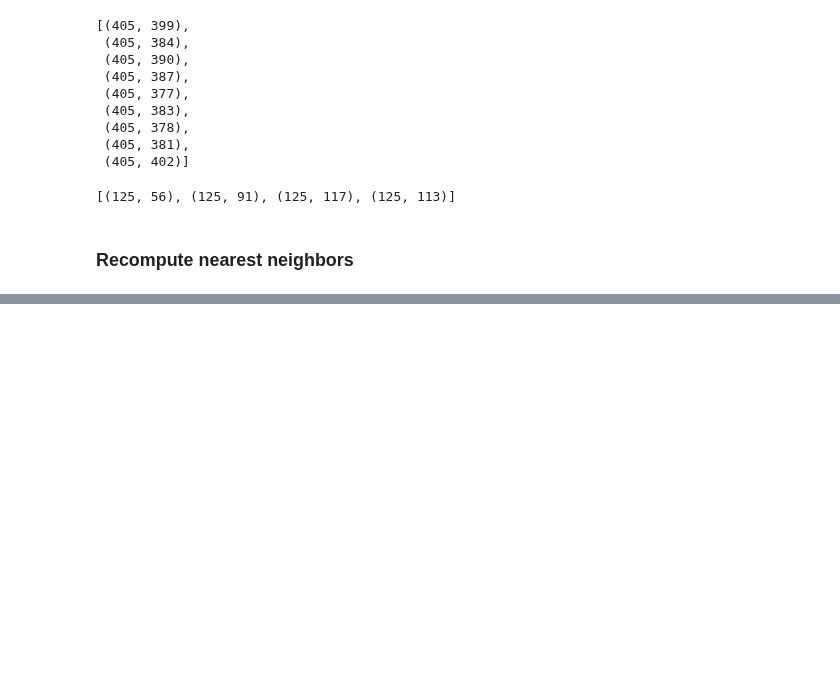
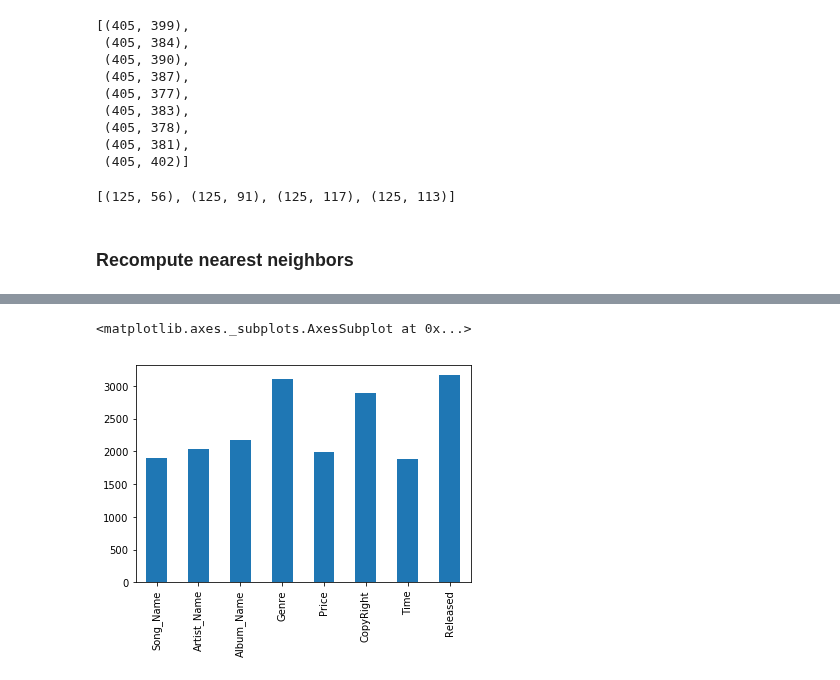
Before and after one commit to vincenzomartello/deepmatcher-experiments, a Jupyter notebook: notebooks/iTunes-Amazon/generateExplanations.ipynb, the cells around one changed output, grey strips where cells are left out. Drawn from its saved outputs; the diff is of its cells as text; code cells hidden in the pictures; blank space fills up the shorter version.

```diff
--- a/notebooks/iTunes-Amazon/generateExplanations.ipynb
+++ b/notebooks/iTunes-Amazon/generateExplanations.ipynb
@@ -217,3 +279,3 @@ from utils.explainer import testOscillation
 # %%
-hybrid_model = dm.MatchingModel(attr_summarizer='hybrid')
-hybrid_model.load_state('temp/model.pth')
+hybrid_model10 = dm.MatchingModel(attr_summarizer='hybrid')
+hybrid_model10.load_state('temp/hybrid_model10.pth')
@@ -232,0 +282,4 @@ testOscillation(model,'../../Structured/itunes-amazon/test_negatives.csv','Time'
+# %%
+neg_classifier_hybrid,neg_ids = return_layer_input('../../Structured/itunes-amazon'
+                                                                         ,'negatives',128,hybrid_model10,
+                                                                        hybrid_model10.classifier,device=-1)
@@ -232,0 +290,13 @@ testOscillation(model,'../../Structured/itunes-amazon/test_negatives.csv','Time'
+# %%
+hybrid_model10 = hybrid_model10.cuda()
+classifier_len_hybrid = len(neg_classifier_hybrid[0][0])
+attribute_len_hybrid = int(classifier_len_hybrid/len(attributes))
+# %%
+negatives_ri_hybrid,neg_ri_norms_hybrid = computeRi(hybrid_model10.classifier,
+                                                    attributes,neg_classifier_hybrid,attribute_len_hybrid,1)
+# %%
+neg_variation_df = pd.DataFrame(data= neg_ri_norms_hybrid,columns=attributes)
+neg_variation_df.sum().plot.bar()
+# %% [output]
+<matplotlib.axes._subplots.AxesSubplot at 0x...>
+[figure, added]
```
Also changed, not shown: parts of 42 cells of this notebook, 24 other files.
